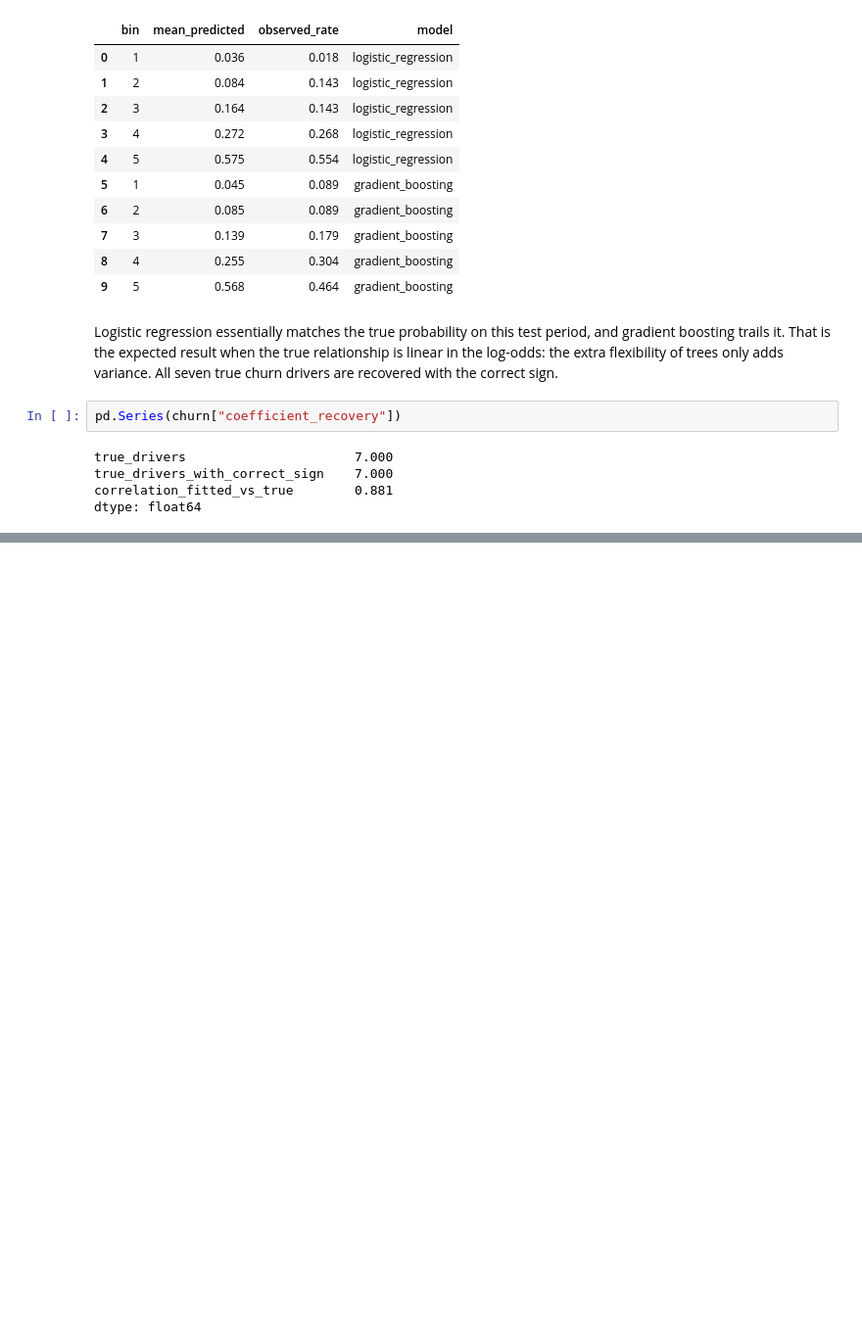
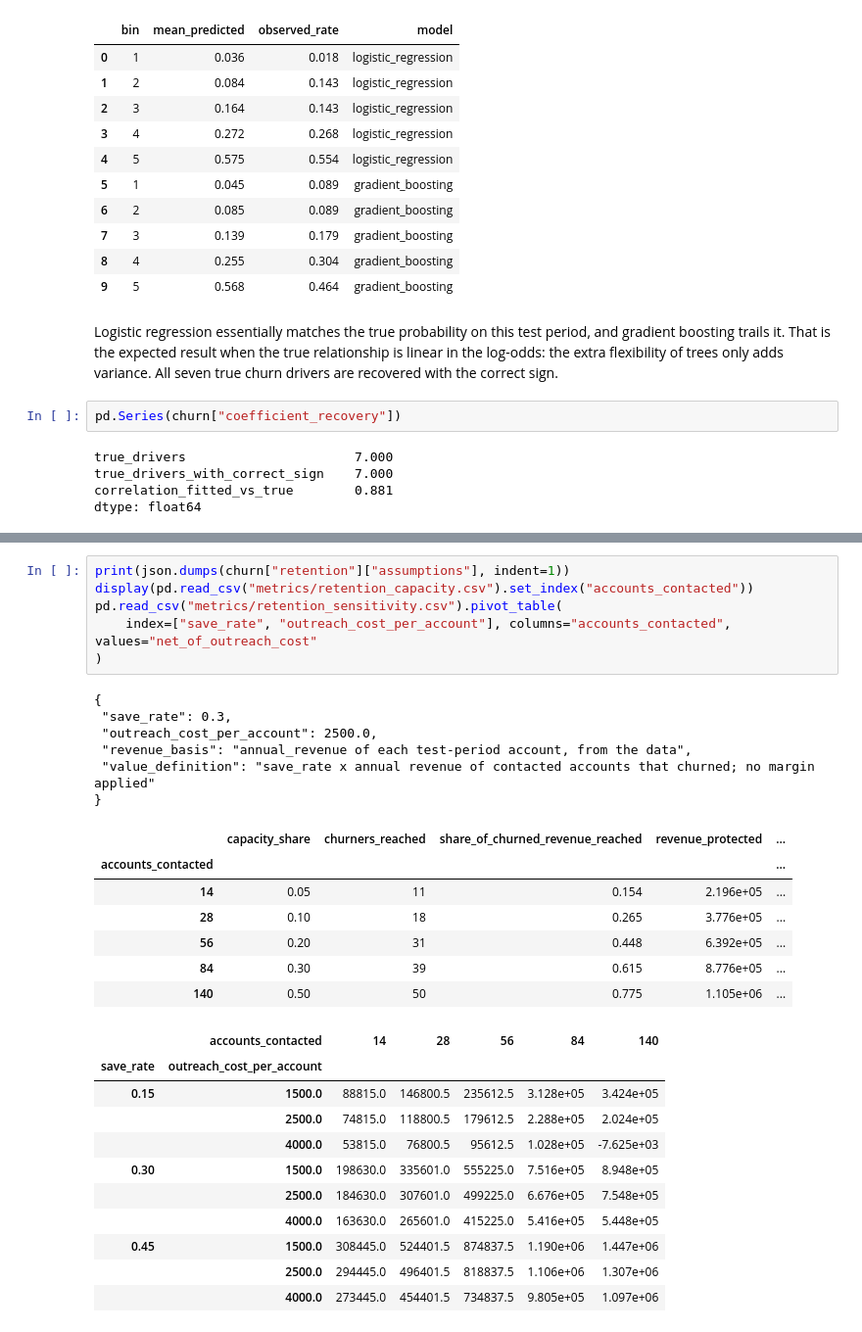
Before and after one commit to cperrone96/medical-sales-churn-forecasting, a Jupyter notebook: sales_churn_and_forecasting.ipynb, the cells around one changed output, grey strips where cells are left out. Shown at 98% size. Cells and saved outputs as stored; diff of their text form; blank space fills up the shorter version.

```diff
--- a/sales_churn_and_forecasting.ipynb
+++ b/sales_churn_and_forecasting.ipynb
@@ -98,3 +102,34 @@ dtype: float64
+# %%
+print(json.dumps(churn["retention"]["assumptions"], indent=1))
+display(pd.read_csv("metrics/retention_capacity.csv").set_index("accounts_contacted"))
+pd.read_csv("metrics/retention_sensitivity.csv").pivot_table(
+    index=["save_rate", "outreach_cost_per_account"], columns="accounts_contacted", values="net_of_outreach_cost"
+)
+# %% [output]
+{
+ "save_rate": 0.3,
+ "outreach_cost_per_account": 2500.0,
+ "revenue_basis": "annual_revenue of each test-period account, from the data",
+ "value_definition": "save_rate x annual revenue of contacted accounts that churned; no margin applied"
+}
+|  | capacity_share | churners_reached | share_of_churned_revenue_reached | revenue_protected | ... |
+| accounts_contacted |  |  |  |  | ... |
+| 14 | 0.05 | 11 | 0.154 | 2.196e+05 | ... |
+| 28 | 0.10 | 18 | 0.265 | 3.776e+05 | ... |
+| 56 | 0.20 | 31 | 0.448 | 6.392e+05 | ... |
+| 84 | 0.30 | 39 | 0.615 | 8.776e+05 | ... |
+| 140 | 0.50 | 50 | 0.775 | 1.105e+06 | ... |
+|  | accounts_contacted | 14 | 28 | 56 | 84 | 140 |
+| save_rate | outreach_cost_per_account |  |  |  |  |  |
+| 0.15 | 1500.0 | 88815.0 | 146800.5 | 235612.5 | 3.128e+05 | 3.424e+05 |
+|  | 2500.0 | 74815.0 | 118800.5 | 179612.5 | 2.288e+05 | 2.024e+05 |
+|  | 4000.0 | 53815.0 | 76800.5 | 95612.5 | 1.028e+05 | -7.625e+03 |
+| 0.30 | 1500.0 | 198630.0 | 335601.0 | 555225.0 | 7.516e+05 | 8.948e+05 |
+|  | 2500.0 | 184630.0 | 307601.0 | 499225.0 | 6.676e+05 | 7.548e+05 |
+|  | 4000.0 | 163630.0 | 265601.0 | 415225.0 | 5.416e+05 | 5.448e+05 |
+| 0.45 | 1500.0 | 308445.0 | 524401.5 | 874837.5 | 1.190e+06 | 1.447e+06 |
+|  | 2500.0 | 294445.0 | 496401.5 | 818837.5 | 1.106e+06 | 1.307e+06 |
+|  | 4000.0 | 273445.0 | 454401.5 | 734837.5 | 9.805e+05 | 1.097e+06 |
 # %% [markdown]
 ## Revenue: rolling-origin backtest
 
```
Also changed, not shown: parts of 8 cells of this notebook, 17 other files.
